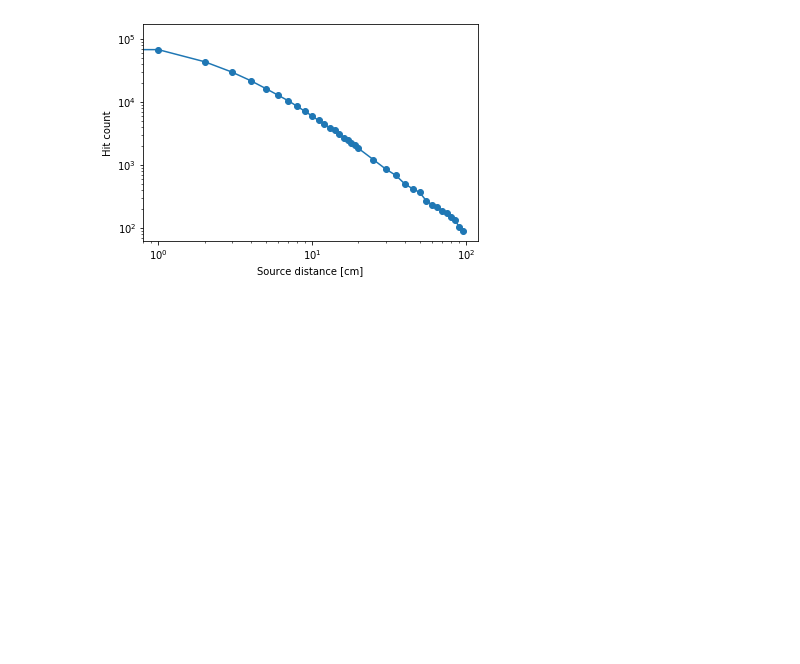
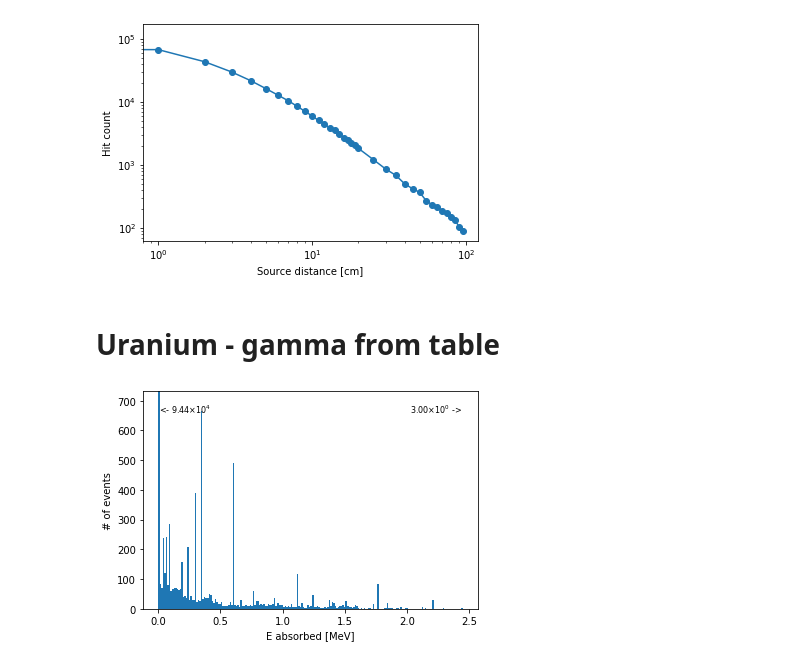
Before and after one commit to Balazzs/HPGECalorimeter, a Jupyter notebook: Analysis.ipynb, the cells around one changed output. Cells and saved outputs as stored; diff of their text form; code cells hidden in the pictures; blank space fills up the shorter version.

Commit message:
Uranium gamma distribution hard coded
- U_238.txt - gamma energies and probabilities
- still 1 gamma per event
- primary energy logging at event start

closes #2

```diff
--- a/Analysis.ipynb
+++ b/Analysis.ipynb
@@ -245,3 +245,11 @@ plt.ylabel("Hit count")
 plt.savefig("distance_vs_hits.svg")
 # %% [output]
 [figure]
+# %% [markdown]
+# Uranium - gamma from table
+# %%
+data_U238_table = read_with_angle("data/uranium_table_simple_detector/")
+# %%
+SimpleHistogram(data_U238_table["Energy"])
+# %% [output]
+[figure, added]
```
Also changed, not shown: parts of 4 cells of this notebook, 11 other files.
